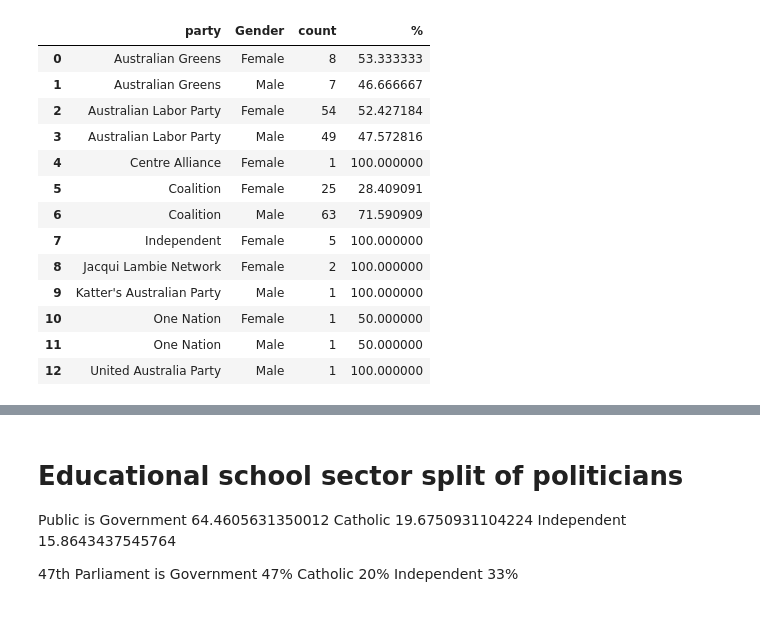
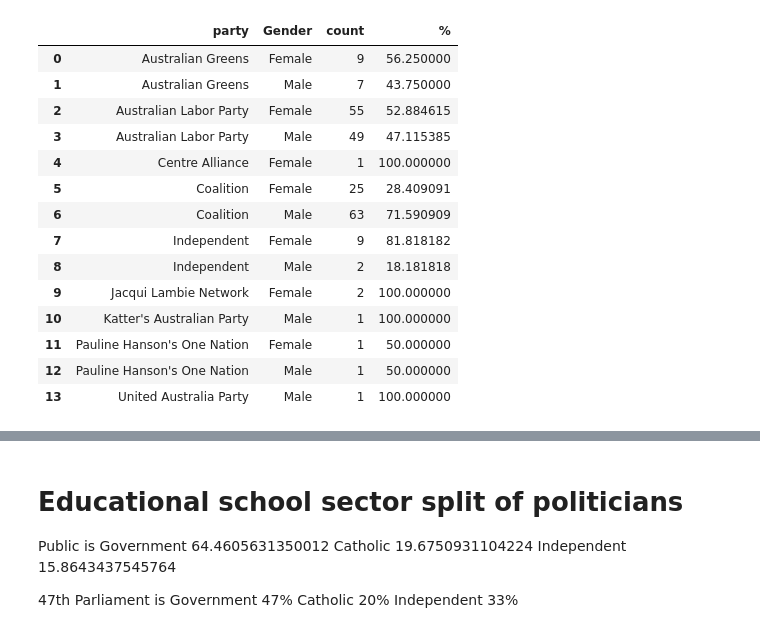
Before and after one commit to Mappboy/apemap, a Jupyter notebook: notebooks/analysis.ipynb, the cells around one changed output, grey strips where cells are left out. Drawn from its saved outputs; the diff is of its cells as text; code cells hidden in the pictures.

```diff
--- a/notebooks/analysis.ipynb
+++ b/notebooks/analysis.ipynb
@@ -60,0 +4,18 @@ ministers
+# %%
+import os
+import pathlib
+
+# set plotly express to white theme
+from dotenv import load_dotenv
+from sqlalchemy import create_engine
+
+load_dotenv("../.env")
+
+engine = create_engine(
+    f"postgresql+psycopg://{os.environ.get('DATABASE_USERNAME')}:{os.environ.get('DATABASE_PASSWORD')}@localhost:5432/{os.environ.get('DATABASE_NAME')}")
+
+root_data_dir = pathlib.Path("..").resolve() / "data"
+ext_data_dir = root_data_dir / "external"
+# %%
+members = pd.read_sql("SELECT * from member_aph_47", engine)
+members
@@ -61,19 +36,20 @@ ministers
 # %%
-party_counts = ministers.groupby(["party", "Gender"]).size().reset_index(name='count')
+party_counts = members.groupby(["party", "Gender"]).size().reset_index(name='count')
 party_counts["%"] = (party_counts["count"] / party_counts.groupby("party")["count"].transform("sum")) * 100
 party_counts
 # %% [output]
 |  | party | Gender | count | % |
-| 0 | Australian Greens | Female | 8 | 53.333333 |
-| 1 | Australian Greens | Male | 7 | 46.666667 |
-| 2 | Australian Labor Party | Female | 54 | 52.427184 |
-| 3 | Australian Labor Party | Male | 49 | 47.572816 |
+| 0 | Australian Greens | Female | 9 | 56.250000 |
+| 1 | Australian Greens | Male | 7 | 43.750000 |
+| 2 | Australian Labor Party | Female | 55 | 52.884615 |
+| 3 | Australian Labor Party | Male | 49 | 47.115385 |
 | 4 | Centre Alliance | Female | 1 | 100.000000 |
 | 5 | Coalition | Female | 25 | 28.409091 |
 | 6 | Coalition | Male | 63 | 71.590909 |
-| 7 | Independent | Female | 5 | 100.000000 |
-| 8 | Jacqui Lambie Network | Female | 2 | 100.000000 |
-| 9 | Katter's Australian Party | Male | 1 | 100.000000 |
-| 10 | One Nation | Female | 1 | 50.000000 |
-| 11 | One Nation | Male | 1 | 50.000000 |
-| 12 | United Australia Party | Male | 1 | 100.000000 |
+| 7 | Independent | Female | 9 | 81.818182 |
+| 8 | Independent | Male | 2 | 18.181818 |
+| 9 | Jacqui Lambie Network | Female | 2 | 100.000000 |
+| 10 | Katter's Australian Party | Male | 1 | 100.000000 |
+| 11 | Pauline Hanson's One Nation | Female | 1 | 50.000000 |
+| 12 | Pauline Hanson's One Nation | Male | 1 | 50.000000 |
+| 13 | United Australia Party | Male | 1 | 100.000000 |
```
Also changed, not shown: parts of 31 cells of this notebook, 6 other files.
